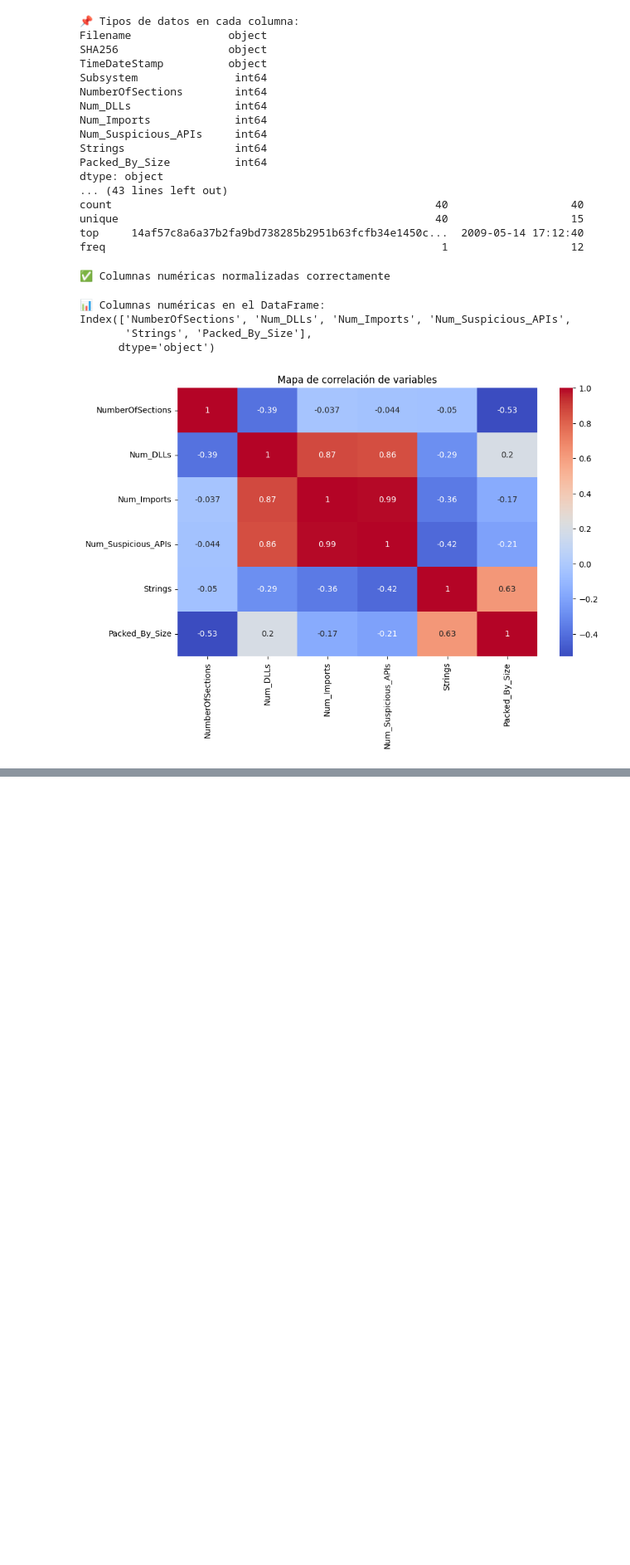
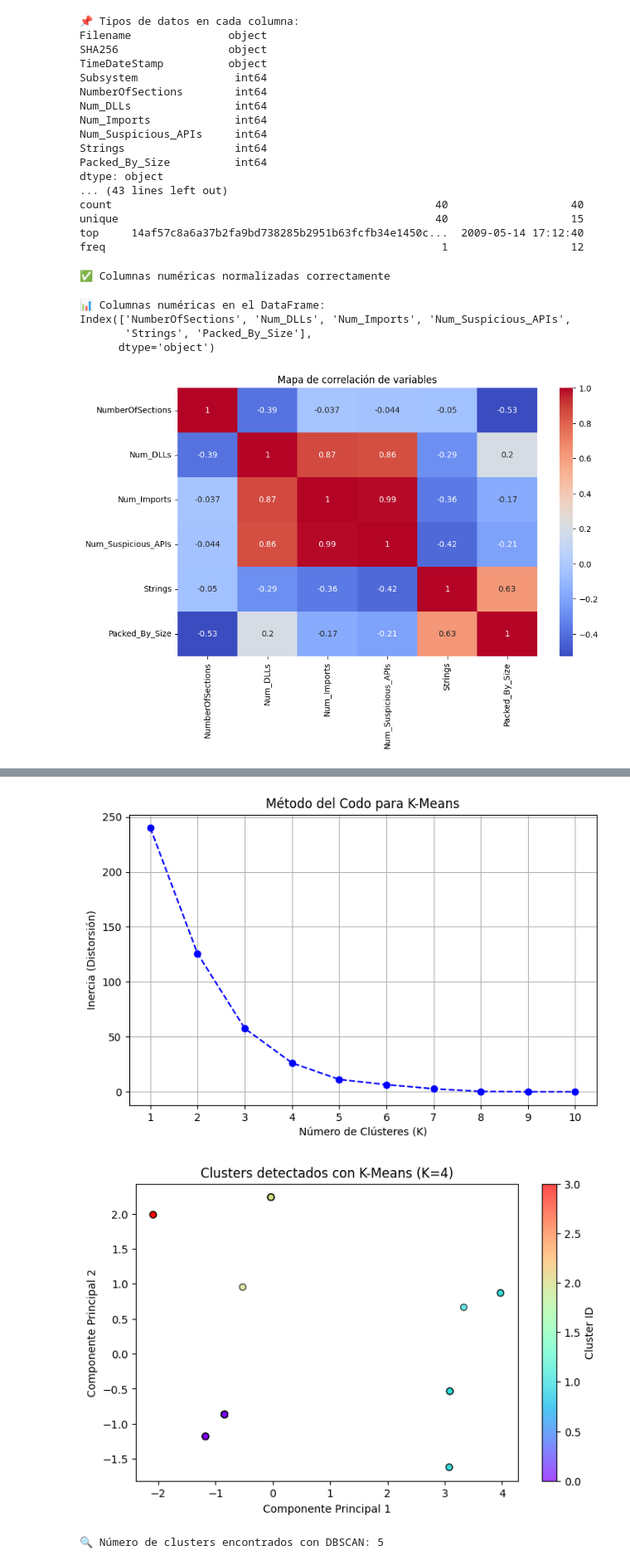
Before and after one commit to mvrcentes/Security_Data_Science, a Jupyter notebook: lab_malware_families.ipynb, the cells around one changed output, grey strips where cells are left out. Shown at 83% size. Cells and saved outputs as stored; diff of their text form; code cells hidden in the pictures; blank space fills up the shorter version.

```diff
--- a/lab_malware_families.ipynb
+++ b/lab_malware_families.ipynb
@@ -259,0 +266,79 @@ plt.show()
+# %%
+import pandas as pd
+import numpy as np
+import matplotlib.pyplot as plt
+from sklearn.cluster import KMeans
+from sklearn_extra.cluster import KMedoids
+from sklearn.preprocessing import StandardScaler
+from sklearn.cluster import DBSCAN
+from sklearn.decomposition import PCA
+
+# 📌 Cargar dataset
+df = pd.read_csv("malware_dataset_optimized.csv")
+
+# 📌 Filtrar solo columnas numéricas para clustering
+df_numeric = df.select_dtypes(include=['number'])
+
+# 📌 Escalar los datos para mejorar el rendimiento de los algoritmos de clustering
+scaler = StandardScaler()
+df_scaled = scaler.fit_transform(df_numeric)
+
+# 📌 Definir rango de valores de K para evaluar
+K_range = range(1, 11)
+
+# 📌 Almacenar las distorsiones (inercia) para K-Means
+inertia = []
+
+for k in K_range:
+    kmeans = KMeans(n_clusters=k, random_state=42, n_init=10)
+    kmeans.fit(df_scaled)
+    inertia.append(kmeans.inertia_)
+
+# 📌 Gráfica del Método del Codo para K-Means
+plt.figure(figsize=(8,5))
+plt.plot(K_range, inertia, marker='o', linestyle='--', color='b')
+plt.xlabel("Número de Clústeres (K)")
+plt.ylabel("Inercia (Distorsión)")
+plt.title("Método del Codo para K-Means")
+plt.xticks(K_range)
+plt.grid(True)
+plt.show()
+
+# 📌 Aplicar reducción de dimensionalidad con PCA
+pca = PCA(n_components=2)
+df_pca = pca.fit_transform(df_scaled)
+
+# 📌 Aplicar K-Means con el número óptimo de clusters (supongamos K=4)
+optimal_k = 4
+kmeans = KMeans(n_clusters=optimal_k, random_state=42, n_init=10)
+kmeans_labels = kmeans.fit_predict(df_scaled)
+
+# 📌 Visualización de Clusters de K-Means con PCA
+plt.figure(figsize=(8, 5))
+plt.scatter(df_pca[:, 0], df_pca[:, 1], c=kmeans_labels, cmap="rainbow", edgecolors="k", alpha=0.7)
+plt.xlabel("Componente Principal 1")
+plt.ylabel("Componente Principal 2")
+plt.title(f"Clusters detectados con K-Means (K={optimal_k})")
+plt.colorbar(label="Cluster ID")
+plt.show()
+
+# 📌 Ajustar DBSCAN con valores más óptimos
+dbscan = DBSCAN(eps=0.5, min_samples=3)  # Se puede ajustar eps y min_samples
+dbscan_labels = dbscan.fit_predict(df_scaled)
+
+# 📌 Contar número de clusters encontrados (ignorando ruido -1)
+num_clusters = len(set(dbscan_labels)) - (1 if -1 in dbscan_labels else 0)
+print(f"🔍 Número de clusters encontrados con DBSCAN: {num_clusters}")
+
+# 📌 Visualización de Clusters de DBSCAN con PCA
+plt.figure(figsize=(8, 5))
+plt.scatter(df_pca[:, 0], df_pca[:, 1], c=dbscan_labels, cmap="rainbow", edgecolors="k", alpha=0.7)
+plt.xlabel("Componente Principal 1")
+plt.ylabel("Componente Principal 2")
+plt.title("Clusters detectados con DBSCAN (PCA)")
+plt.colorbar(label="Cluster ID")
+plt.show()
+# %% [output]
+[figure, added]
+[figure, added]
+🔍 Número de clusters encontrados con DBSCAN: 5
```
Also changed, not shown: parts of 5 cells of this notebook, 2 other files.
